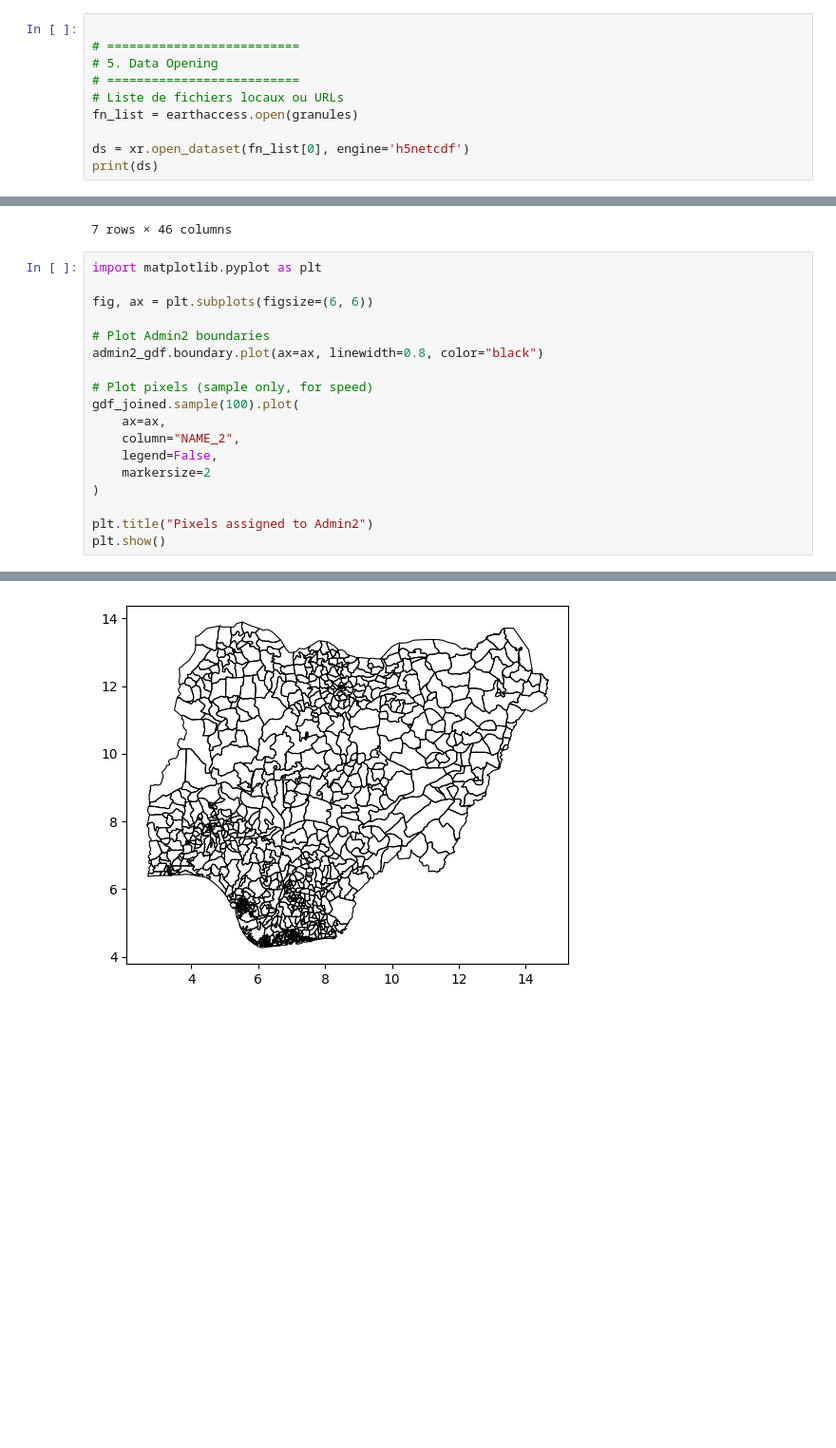
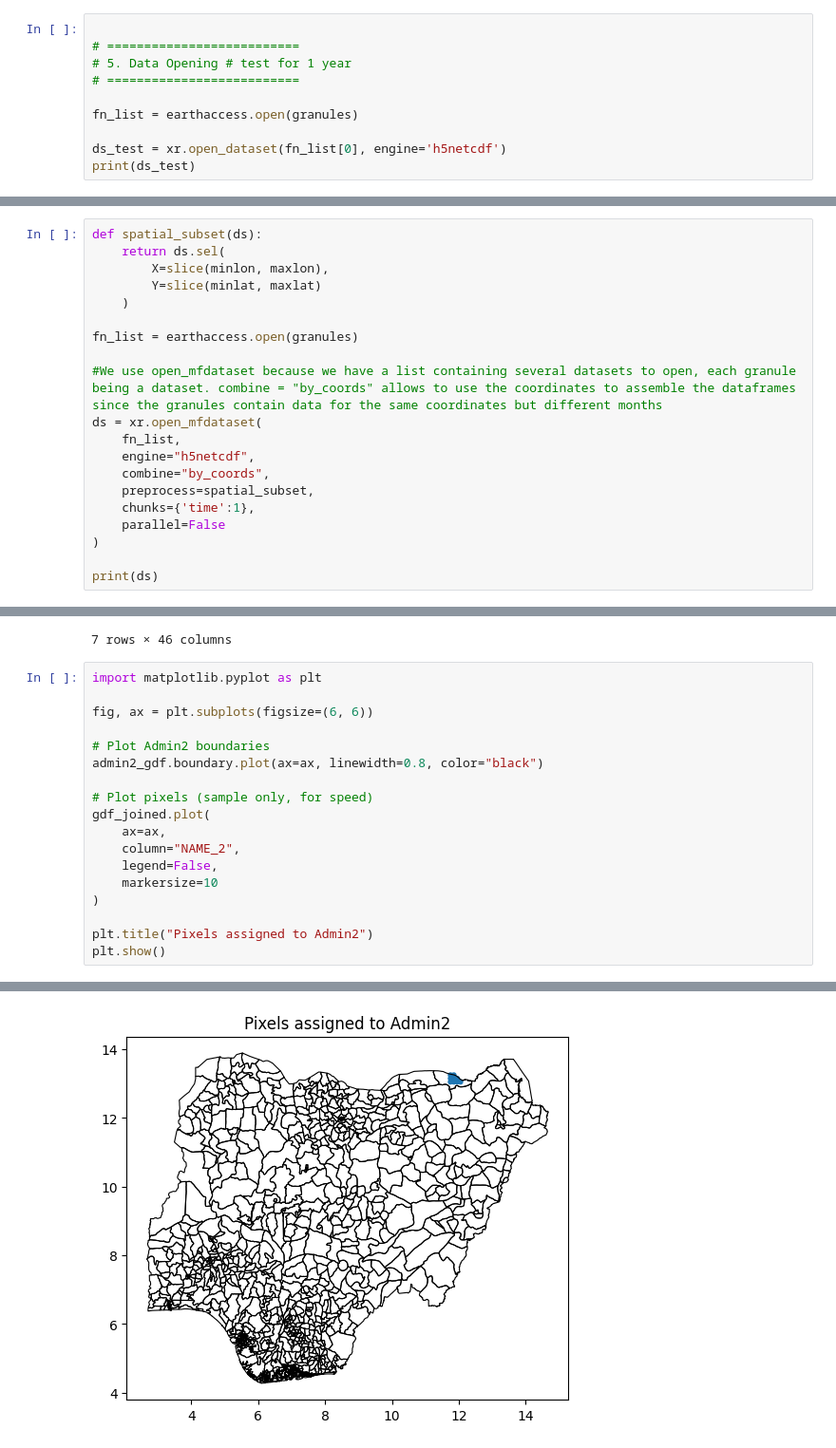
Before and after one commit to tnourlyn/Projet-de-Statapp---WFP-, a Jupyter notebook: Dataset creation - NASA Nigeria/NASA_xr_extract.ipynb, the cells around one changed output, grey strips where cells are left out. Shown at 95% size. Cells and saved outputs as stored; diff of their text form; blank space fills up the shorter version.

```diff
--- a/Dataset creation - NASA Nigeria/NASA_xr_extract.ipynb
+++ b/Dataset creation - NASA Nigeria/NASA_xr_extract.ipynb
@@ -127,13 +144,13 @@ Granules found : 60
 # %%
 
 # ==========================
-# 5. Data Opening
+# 5. Data Opening # test for 1 year
 # ==========================
-# Liste de fichiers locaux ou URLs
+
 fn_list = earthaccess.open(granules)
 
-ds = xr.open_dataset(fn_list[0], engine='h5netcdf')
-print(ds)
+ds_test = xr.open_dataset(fn_list[0], engine='h5netcdf')
+print(ds_test)
 # %% [output]
 <xarray.Dataset> Size: 605MB
 Dimensions:                 (time: 1, bnds: 2, Y: 1500, X: 3600)
@@ -154,0 +179,20 @@ Data variables: (12/29)
+# %%
+def spatial_subset(ds):
+    return ds.sel(
+        X=slice(minlon, maxlon),
+        Y=slice(minlat, maxlat)
+    )
+
+fn_list = earthaccess.open(granules)
+
+#We use open_mfdataset because we have a list containing several datasets to open, each granule being a dataset. combine = "by_coords" allows to use the coordinates to assemble the dataframes since the granules contain data for the same coordinates but different months
+ds = xr.open_mfdataset(
+    fn_list,
+    engine="h5netcdf",
+    combine="by_coords",
+    preprocess=spatial_subset,
+    chunks={'time':1},
+    parallel=False
+)
+
+print(ds)
@@ -313,11 +383,11 @@ fig, ax = plt.subplots(figsize=(6, 6))
 admin2_gdf.boundary.plot(ax=ax, linewidth=0.8, color="black")
 
 # Plot pixels (sample only, for speed)
-gdf_joined.sample(100).plot(
+gdf_joined.plot(
     ax=ax,
     column="NAME_2",
     legend=False,
-    markersize=2
+    markersize=10
 )
 
 plt.title("Pixels assigned to Admin2")
@@ -327 +396 @@ ValueError: Cannot take a larger sample than population when 'replace=False'
-[figure, old version]
+[figure, new version]
```
Also changed, not shown: parts of 13 cells of this notebook, 3 other files.
